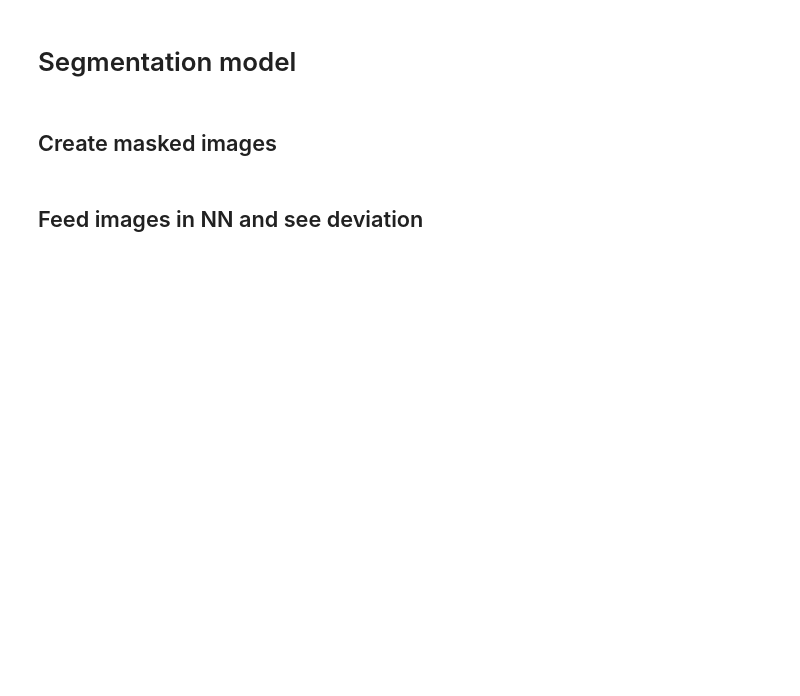
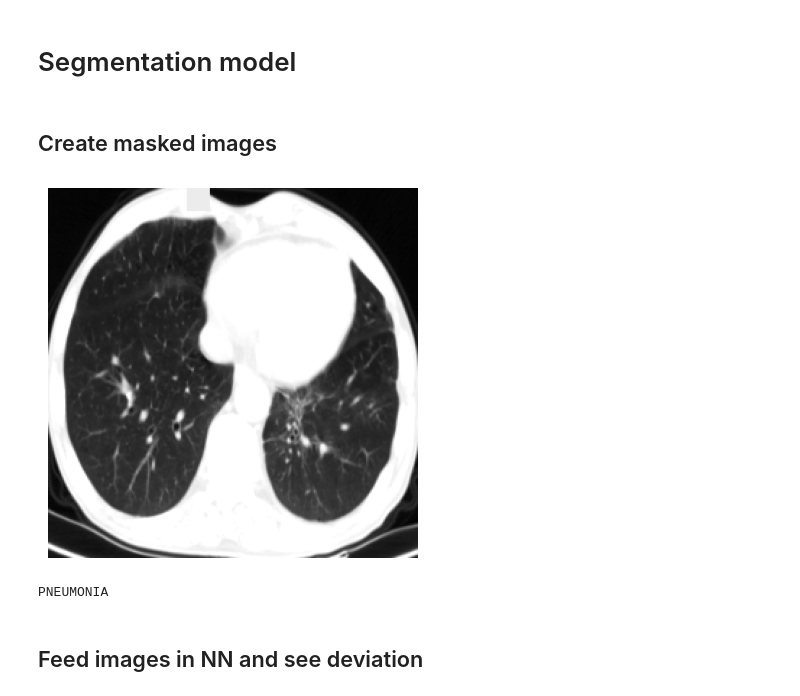
Before and after one commit to Praneeth-Suresh/CT-image, a Jupyter notebook: notebookb0bf2e321b.ipynb, the cells around one changed output. Cells and saved outputs as stored; diff of their text form; code cells hidden in the pictures; blank space fills up the shorter version.

```diff
--- a/notebookb0bf2e321b.ipynb
+++ b/notebookb0bf2e321b.ipynb
@@ -310,14 +414,17 @@ def ImageMaskGenerator(image):
 
     return tf.stack(images_with_averaged_boxes)
 # %%
-index = 126
-i_data = 1
+index = 6
+i_data = 77
 MImg = ImageMaskGenerator(x_list[i_data])
 # Test what the image looks like
 plt.imshow(MImg[index], cmap='gray', vmin=0, vmax=1)
 plt.axis("off")  # Hide axes
 plt.show()
-print(CLASSES[tf.argmax(y_list[i_data])])
+print(CLASSES[y_list[i_data]])
+# %% [output]
+[figure, added]
+PNEUMONIA
 # %% [markdown]
 ## Feed images in NN and see deviation
 # %%
```
Also changed, not shown: parts of 32 cells of this notebook, 1 other file.
